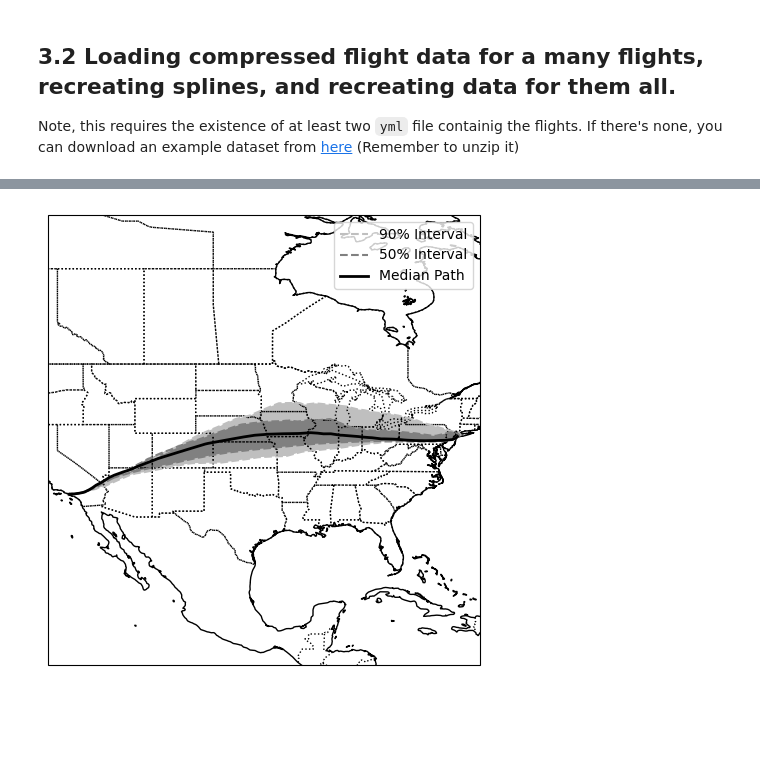
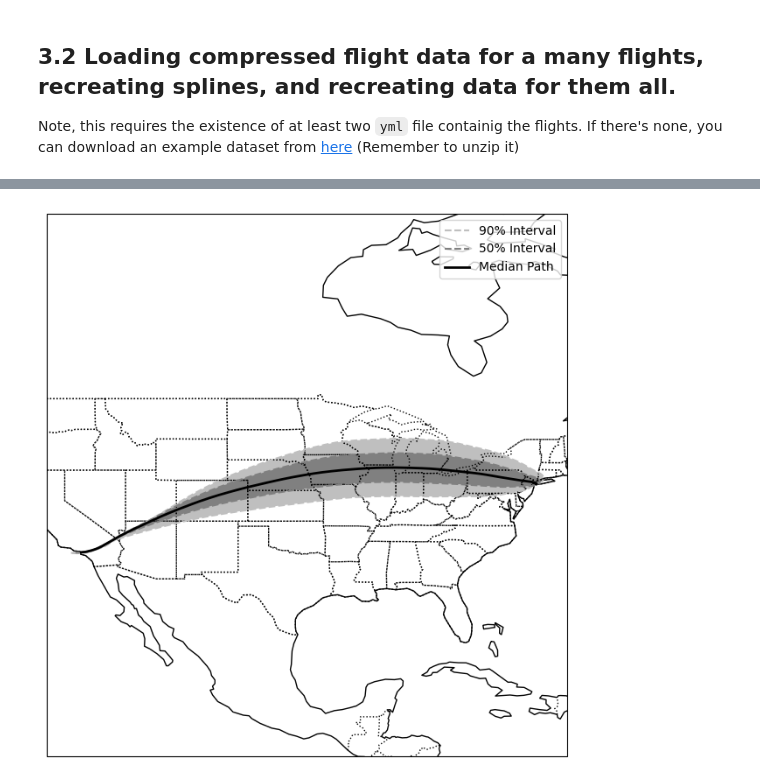
Before and after one commit to Flight-Path-Analysis/FlightPathAnalysis, a Jupyter notebook: prototyping/prototyping.ipynb, the cells around one changed output, grey strips where cells are left out. Saved outputs shown, nothing was run; the diff lists cells and outputs as text; code cells hidden in the pictures; blank space fills up the shorter version.

```diff
--- a/prototyping/prototyping.ipynb
+++ b/prototyping/prototyping.ipynb
@@ -499,7 +499,7 @@ mask = ~np.any(np.isnan(ys), axis=(1, 2))
 ys = ys[mask]
 total_ts = total_ts[~np.isnan(total_ts)]
 
-medians = np.median(ys, axis=0)
+medians = np.mean(ys, axis=0)
 xs = np.linspace(0, np.median(total_ts), num = 1000)
 
 fig, ax = plt.subplots(len(columns), 2, figsize = [15, 22.5/1.62])
@@ -596,38 +600,37 @@ fig.tight_layout()
 # %%
-fig, ax = plt.subplots(subplot_kw={'projection': ccrs.PlateCarree()})
+fig, ax = plt.subplots(subplot_kw={'projection': ccrs.PlateCarree()}, figsize=[6.5, 6.5])
 ax.add_feature(cfeature.BORDERS, linestyle=':')
 ax.add_feature(cfeature.COASTLINE)
 ax.add_feature(cfeature.STATES, linestyle=':')
 
-ax.plot(percentile_90_up[1], percentile_90_up[0], '--', color = color_90p, label = '90% Interval')
-ax.plot(percentile_90_lo[1], percentile_90_lo[0], '--', color = color_90p)
-x_1, y_1 = percentile_90_up[1], percentile_90_up[0]
-x_2, y_2 = percentile_90_lo[1], percentile_90_lo[0]
+ax.plot(percentile_b_up[1], percentile_b_up[0], '--', color = color_b, label = '90% Interval')
+ax.plot(percentile_b_lo[1], percentile_b_lo[0], '--', color = color_b)
+x_1, y_1 = percentile_b_up[1], percentile_b_up[0]
+x_2, y_2 = percentile_b_lo[1], percentile_b_lo[0]
 xy_90up = np.column_stack((x_1, y_1))
 xy_90lo = np.column_stack((x_2, y_2))
 verts_90p = np.vstack([xy_90up, xy_90lo[::-1]])
-poly_90p = Polygon(verts_90p, facecolor=color_90p, edgecolor='none')
+poly_90p = Polygon(verts_90p, facecolor=color_b, edgecolor='none')
 ax.add_patch(poly_90p)
 
-ax.plot(percentile_50_up[1], percentile_50_up[0], '--', color = color_50p, label = '50% Interval')
-ax.plot(percentile_50_lo[1], percentile_50_lo[0], '--', color = color_50p)
-x_1, y_1 = percentile_50_up[1], percentile_50_up[0]
-x_2, y_2 = percentile_50_lo[1], percentile_50_lo[0]
+ax.plot(percentile_a_up[1], percentile_a_up[0], '--', color = color_a, label = '50% Interval')
+ax.plot(percentile_a_lo[1], percentile_a_lo[0], '--', color = color_a)
+x_1, y_1 = percentile_a_up[1], percentile_a_up[0]
+x_2, y_2 = percentile_a_lo[1], percentile_a_lo[0]
 xy_50up = np.column_stack((x_1, y_1))
 xy_50lo = np.column_stack((x_2, y_2))
 verts_50p = np.vstack([xy_50up, xy_50lo[::-1]])
-poly_50p = Polygon(verts_50p, facecolor=color_50p, edgecolor='none')
+poly_50p = Polygon(verts_50p, facecolor=color_a, edgecolor='none')
 ax.add_patch(poly_50p)
 
 ax.plot(medians[1], medians[0], color = 'k', linewidth = 2, label = 'Median Path')
 
 x_min, x_max, y_min, y_max = ax.get_extent()
 RANGE = np.max([y_max - y_min, x_max - x_min])
 y_mid = (y_max + y_min)/2
 x_mid = (x_max + x_min)/2
 ax.set_extent([x_mid - RANGE/2, x_mid + RANGE/2, y_mid - RANGE/2, y_mid + RANGE/2])
-
 ax.legend()
 fig.tight_layout()
 # %% [output]
-[figure, old version]
+[figure, new version]
```
Also changed, not shown: parts of 15 cells of this notebook.
